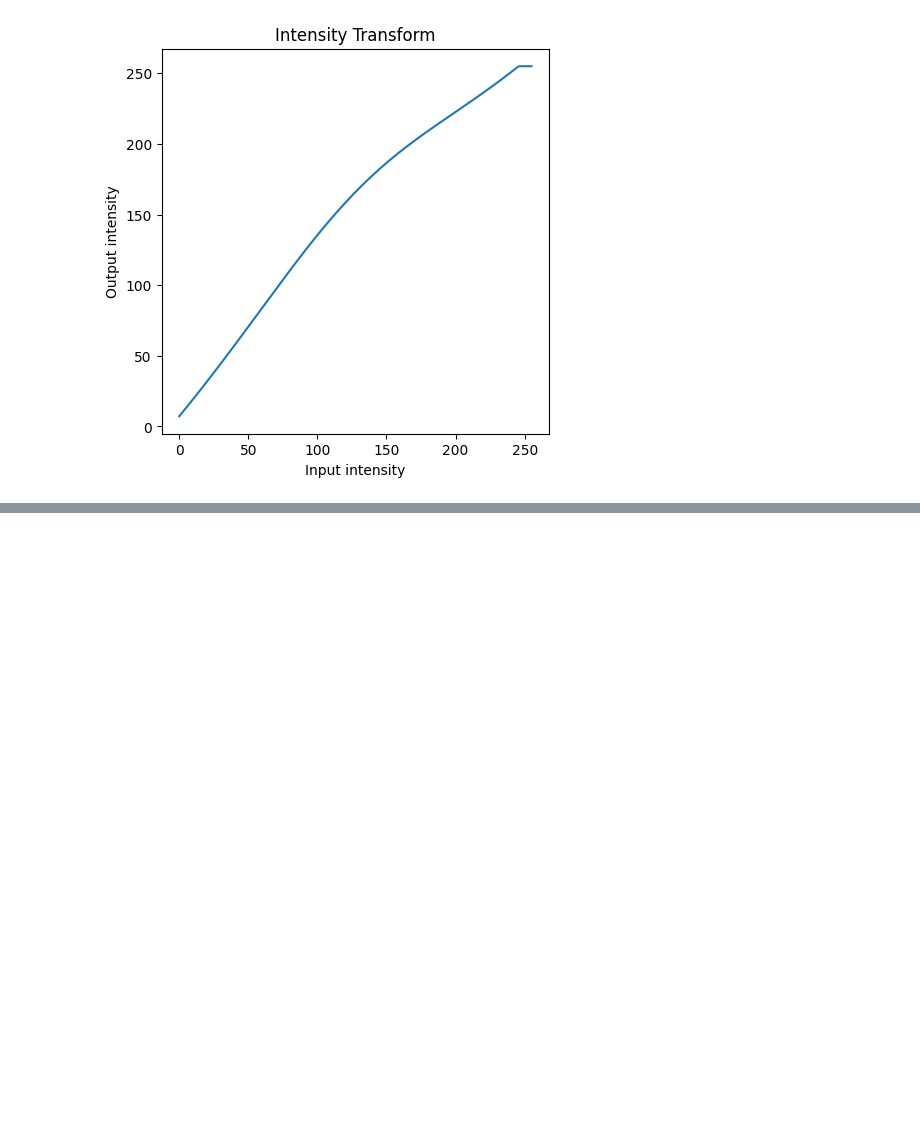
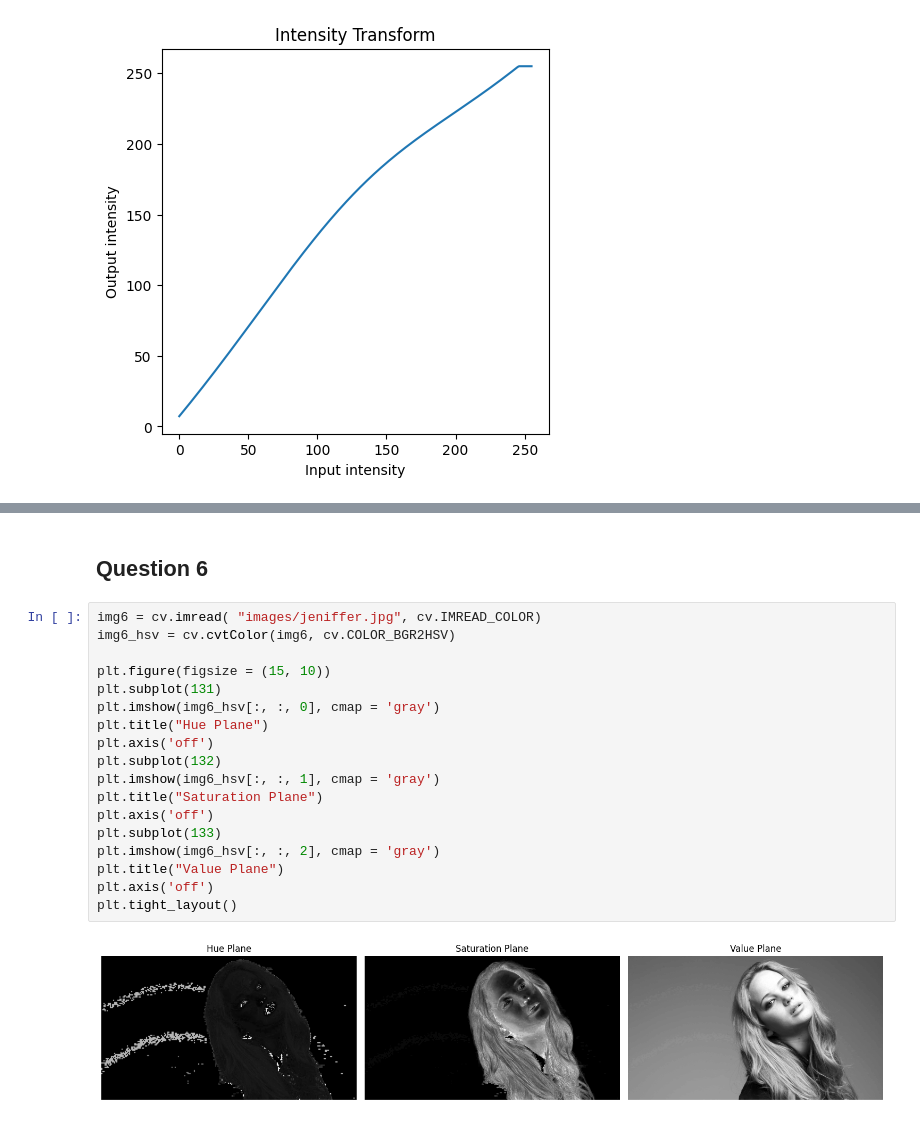
Before and after one commit to Anuki16/EN3160-assignment1, a Jupyter notebook: assignment1.ipynb, the cells around one changed output, grey strips where cells are left out. Saved outputs shown, nothing was run; the diff lists cells and outputs as text; blank space fills up the shorter version.

```diff
--- a/assignment1.ipynb
+++ b/assignment1.ipynb
@@ -232,0 +213,22 @@ array([    0,     0,     0,     0,     0,     0,     0,     0,     0,
+# %% [markdown]
+## Question 6
+# %%
+img6 = cv.imread( "images/jeniffer.jpg", cv.IMREAD_COLOR)
+img6_hsv = cv.cvtColor(img6, cv.COLOR_BGR2HSV)
+
+plt.figure(figsize = (15, 10))
+plt.subplot(131)
+plt.imshow(img6_hsv[:, :, 0], cmap = 'gray')
+plt.title("Hue Plane")
+plt.axis('off')
+plt.subplot(132)
+plt.imshow(img6_hsv[:, :, 1], cmap = 'gray')
+plt.title("Saturation Plane")
+plt.axis('off')
+plt.subplot(133)
+plt.imshow(img6_hsv[:, :, 2], cmap = 'gray')
+plt.title("Value Plane")
+plt.axis('off')
+plt.tight_layout()
+# %% [output]
+[figure, added]
```
Also changed, not shown: parts of 10 cells of this notebook.
